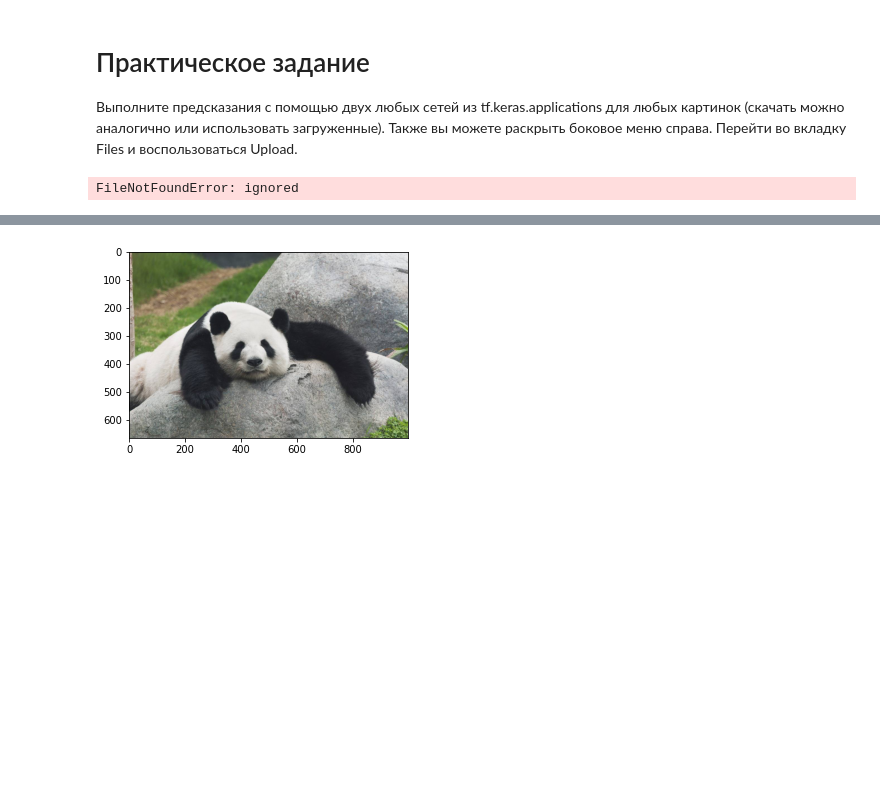
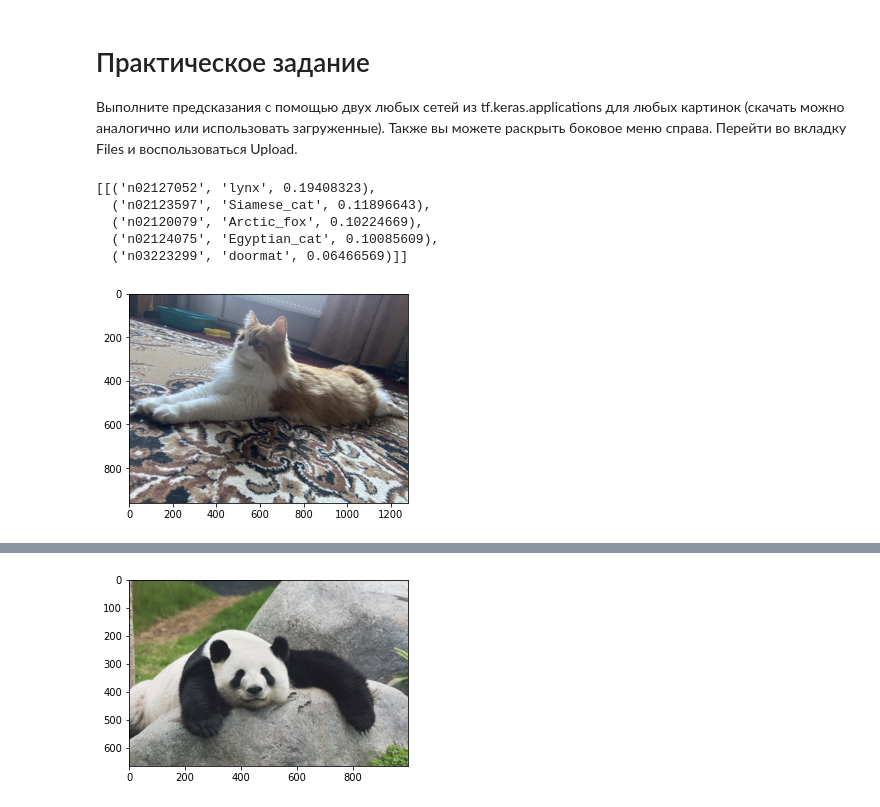
Before and after one commit to vsolodkyi/NeuralNetworks_SkillBox, a Jupyter notebook: model_5/Использование_готовых_моделей.ipynb, the cells around one changed output, grey strips where cells are left out. Saved outputs shown, nothing was run; the diff lists cells and outputs as text; code cells hidden in the pictures; blank space fills up the shorter version.

```diff
--- a/model_5/Использование_готовых_моделей.ipynb
+++ b/model_5/Использование_готовых_моделей.ipynb
@@ -226,13 +235,18 @@ Image shape: (1, 224, 224, 3). Max: 1.0. Min: -1.0.
 # %%
 # < YOUR CODE HERE >
 # ниже должен идти ваш собственный пример инференса двух любых сетей на разных картинках.
 
-new = read_and_show("800px-Ara_macao_-_two_at_Lowry_Park_Zoo.jpg")
+new = read_and_show("grunya.jfif")
 
 input_image = new
 input_image = prepare_image(new, (224, 224))
 input_image = preprocess_input(input_image)
 prediction = vgg19.predict(input_image)
 decode_predictions(prediction)
 # %% [output]
-FileNotFoundError: ignored
+[[('n02127052', 'lynx', 0.19408323),
+  ('n02123597', 'Siamese_cat', 0.11896643),
+  ('n02120079', 'Arctic_fox', 0.10224669),
+  ('n02124075', 'Egyptian_cat', 0.10085609),
+  ('n03223299', 'doormat', 0.06466569)]]
+[figure, added]
```
Also changed, not shown: parts of 15 cells of this notebook.
